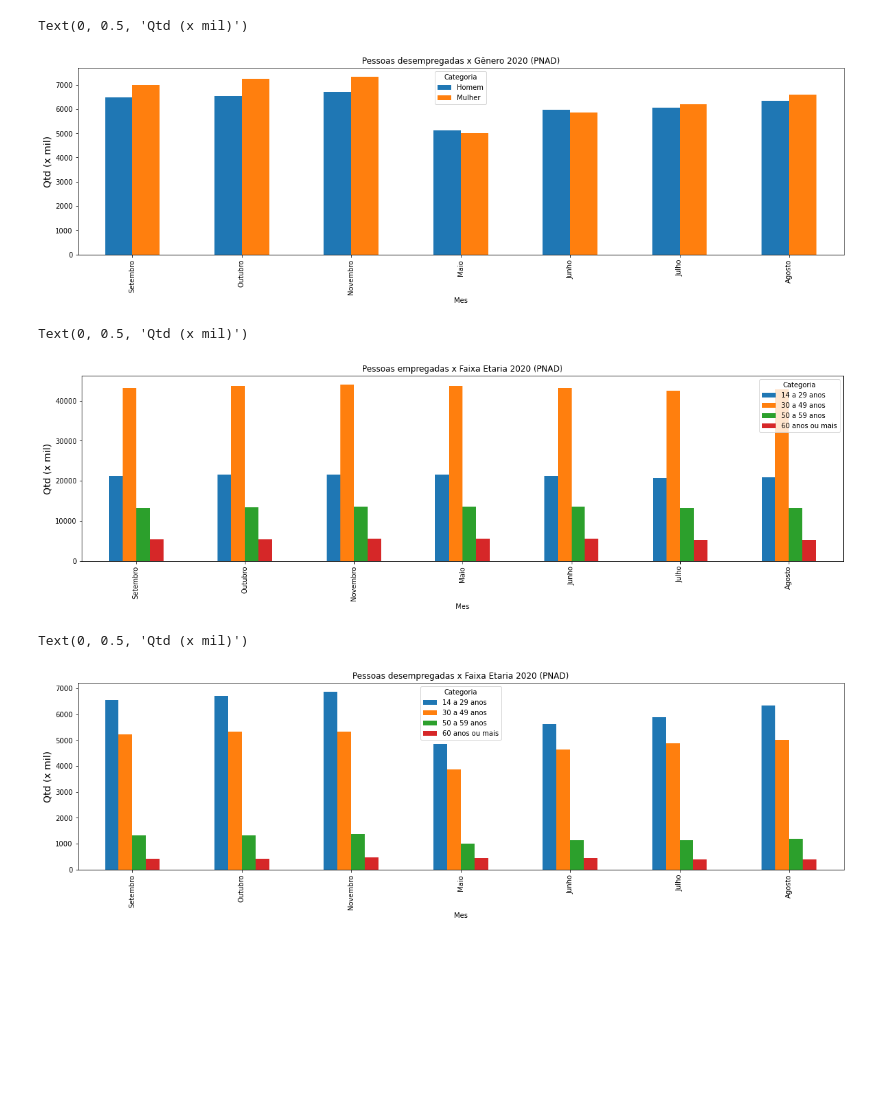
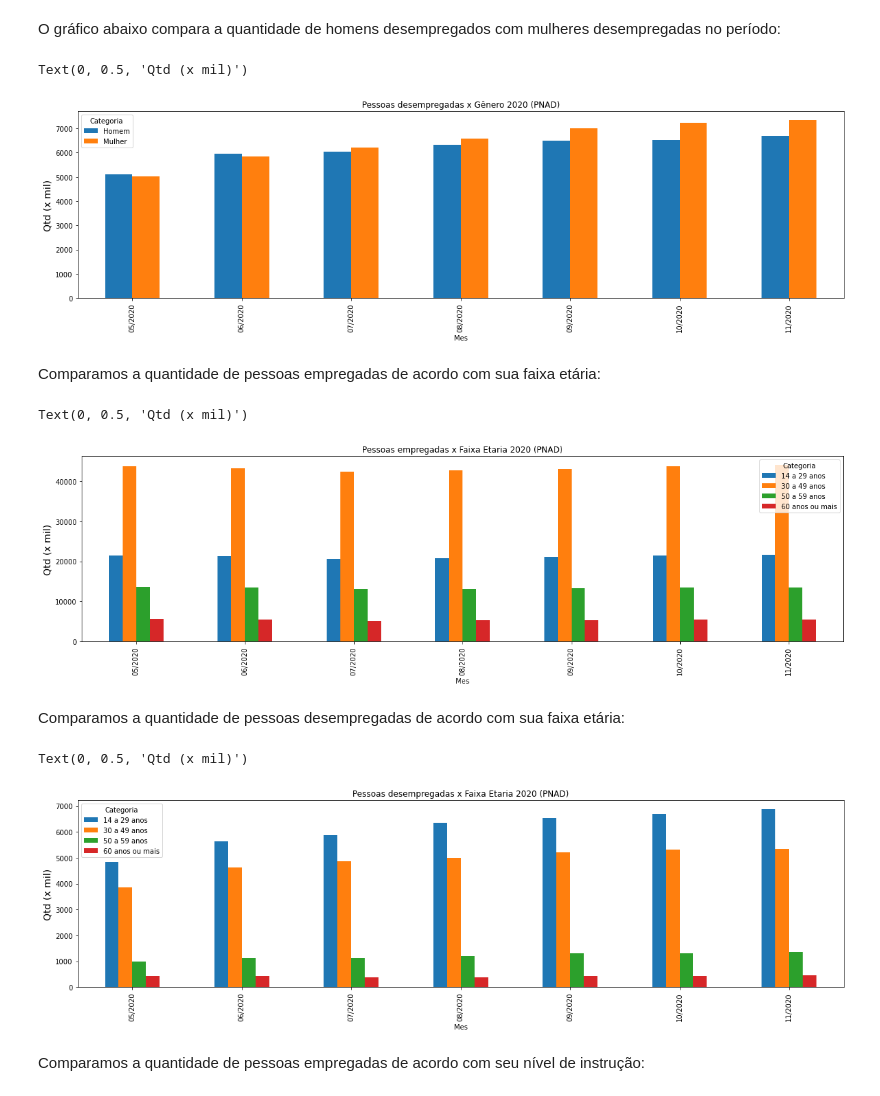
Before and after one commit to BettoFranca/Analise_dados_publicos_Estatisticas_do_Trabalho_na_Pandemia, a Jupyter notebook: Estatisticas_do_Trabalho.ipynb, the cells around one changed output. Saved outputs shown, nothing was run; the diff lists cells and outputs as text; code cells hidden in the pictures; blank space fills up the shorter version.

```diff
--- a/Estatisticas_do_Trabalho.ipynb
+++ b/Estatisticas_do_Trabalho.ipynb
@@ -25,5 +42,8 @@ df.sample(10)
 # %%
+#Troca o nome das colunas
 df.rename(columns={'Variável de abertura 1': 'Variavel',
                    'Categoria de abertura 1': 'Categoria',
-                   'Nível Territorial': 'Territorio'
+                   'Nível Territorial': 'Territorio',
+                   'Maio': '05/2020', 'Junho': '06/2020', 'Julho': '07/2020',
+                   'Agosto': '08/2020', 'Setembro': '09/2020', 'Outubro': '10/2020', 'Novembro': '11/2020'
                   }, inplace=True)
@@ -101,29 +118,41 @@ Novembro  Homem        49446.471600
 Name: Empregados, dtype: float64
 # %%
-Desocupados = df.query('Indicador == "Pessoas desocupadas (mil pessoas)" and Territorio == "País" ')[['Categoria', 'Variavel', 'Maio',
-    'Junho','Julho','Agosto','Setembro','Outubro','Novembro']].melt(id_vars=["Categoria","Variavel"],
+Desocupados = df.query('Indicador == "Pessoas desocupadas (mil pessoas)" and Territorio == "País" ')[['Categoria', 'Variavel',
+    '05/2020', '06/2020', '07/2020','08/2020','09/2020','10/2020','11/2020']].melt(id_vars=["Categoria","Variavel"],
         var_name="Mes", value_name="Empregados")
+#Cria a variavel Desocupados
+# %% [markdown]
+O gráfico abaixo compara a quantidade de homens desempregados com mulheres desempregadas no período:
 # %%
 Desocupados.query('Categoria != "Total1" and Variavel == "Sexo" and Categoria != "Total"').groupby(['Mes',
-                    'Categoria']).Empregados.sum().unstack().sort_values(by = 'Mes', ascending=False).plot(kind='bar', figsize = (20,5),
+                    'Categoria']).Empregados.sum().unstack().sort_values(by = 'Mes', ascending=True).plot(kind='bar', figsize = (20,5),
                         title = 'Pessoas desempregadas x Gênero 2020 (PNAD)').set_ylabel('Qtd (x mil)',fontsize=14)
+#O grafico compara a quantidade de pessoas desempregadas por gênero
 # %% [output]
 Text(0, 0.5, 'Qtd (x mil)')
-[figure, old version]
+[figure, new version]
+# %% [markdown]
+Comparamos a quantidade de pessoas empregadas de acordo com sua faixa etária:
 # %%
 Ocupados.query('Variavel == "Grupos de idade" and Categoria != "Total"').groupby(['Mes',
-                    'Categoria']).Empregados.sum().unstack().sort_values(by = 'Mes', ascending=False).plot(kind='bar', figsize = (20,5),
+                    'Categoria']).Empregados.sum().unstack().sort_values(by = 'Mes', ascending=True).plot(kind='bar', figsize = (20,5),
                         title = 'Pessoas empregadas x Faixa Etaria 2020 (PNAD)').set_ylabel('Qtd (x mil)',fontsize=14)
+#O gráfico compara a quantidade de pessoas empregadas pela faixa etária
 # %% [output]
 Text(0, 0.5, 'Qtd (x mil)')
-[figure, old version]
+[figure, new version]
+# %% [markdown]
+Comparamos a quantidade de pessoas desempregadas de acordo com sua faixa etária:
 # %%
 Desocupados.query('Variavel == "Grupos de idade" and Categoria != "Total"').groupby(['Mes',
-                    'Categoria']).Empregados.sum().unstack().sort_values(by = 'Mes', ascending=False).plot(kind='bar', figsize = (20,5),
+                    'Categoria']).Empregados.sum().unstack().sort_values(by = 'Mes', ascending=True).plot(kind='bar', figsize = (20,5),
                         title = 'Pessoas desempregadas x Faixa Etaria 2020 (PNAD)').set_ylabel('Qtd (x mil)',fontsize=14)
+#O gráfico compara a quantidade de pessoas desempregadas pela faixa etária
 # %% [output]
 Text(0, 0.5, 'Qtd (x mil)')
-[figure, old version]
+[figure, new version]
+# %% [markdown]
+Comparamos a quantidade de pessoas empregadas de acordo com seu nível de instrução:
 # %%
 Ocupados.query('Variavel == "Nível de instrução" and Categoria != "Total"').groupby(['Categoria',
                     'Mes']).Empregados.sum().unstack().plot(kind='bar', figsize = (20,5),
```
Also changed, not shown: parts of 63 cells of this notebook.
